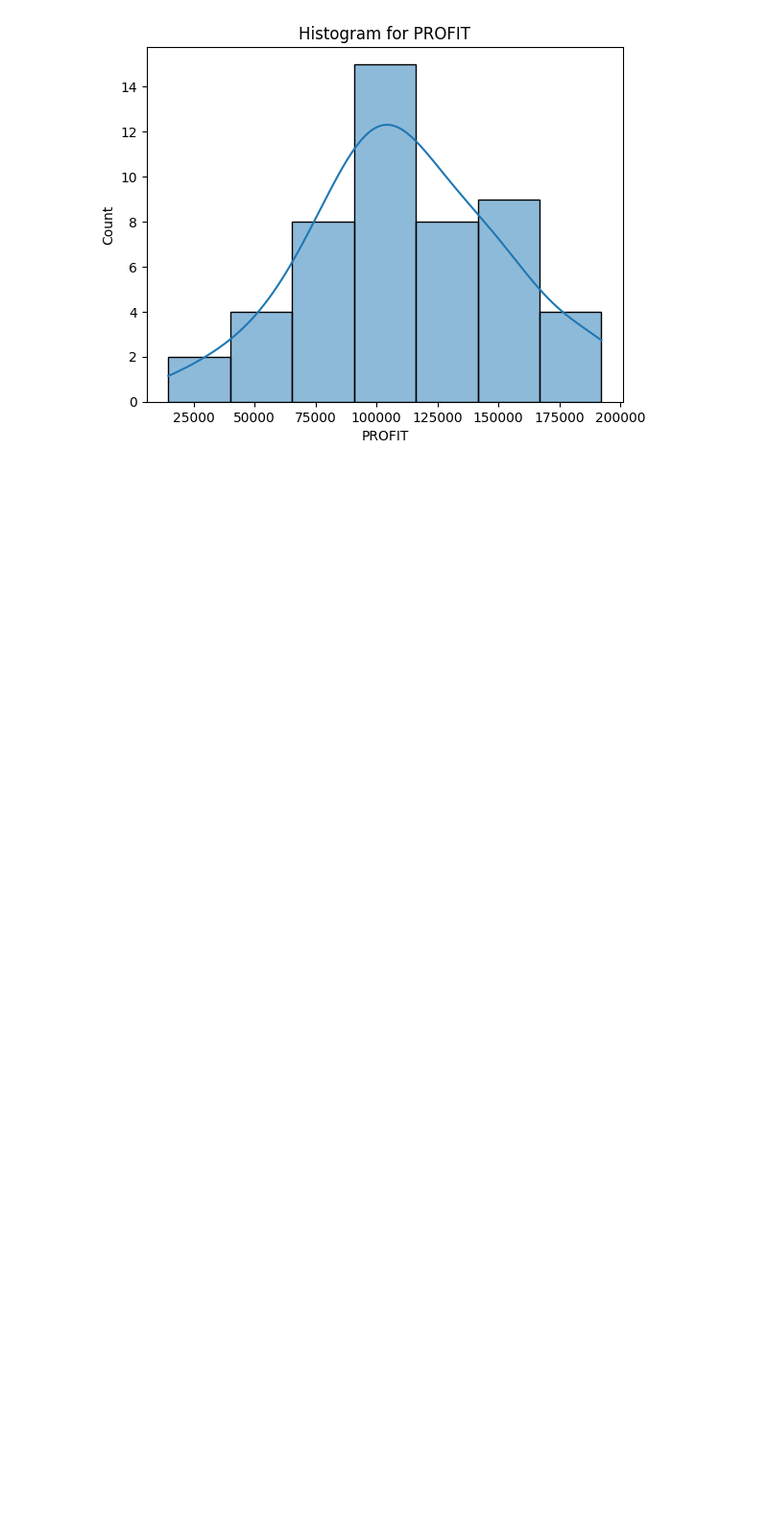
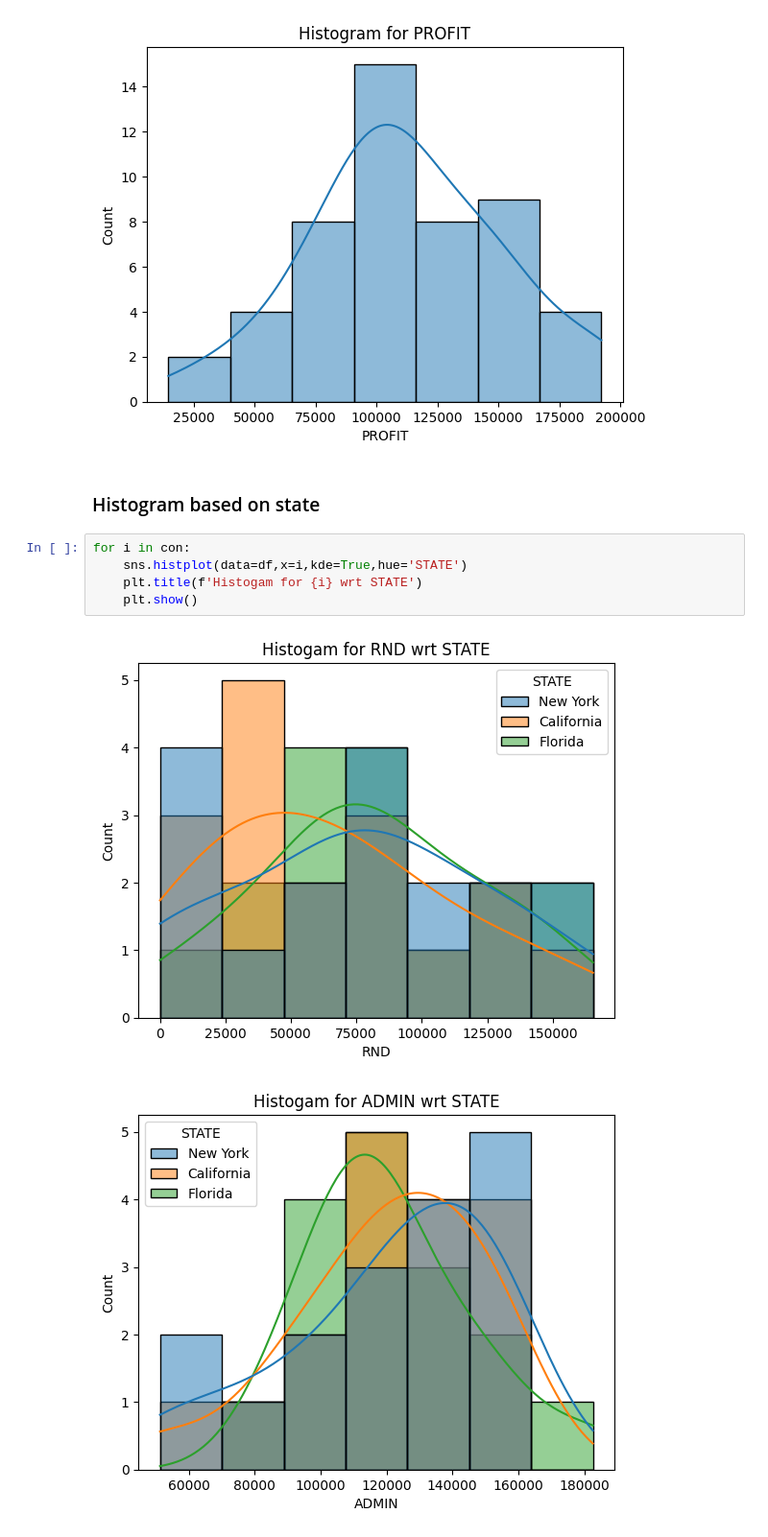
Before and after one commit to utkarshg1/Code-Repo, a Jupyter notebook: test.ipynb, the cells around one changed output. Shown: that part at 96% size. Drawn from its saved outputs; the diff is of its cells as text; blank space fills up the shorter version.

```diff
--- a/test.ipynb
+++ b/test.ipynb
@@ -133,3 +133,13 @@ for i in con:
 [figure]
 [figure]
 [figure]
+# %% [markdown]
+### Histogram based on state
+# %%
+for i in con:
+    sns.histplot(data=df,x=i,kde=True,hue='STATE')
+    plt.title(f'Histogam for {i} wrt STATE')
+    plt.show()
+# %% [output]
+[figure, added]
+[figure, added]
```
Also changed, not shown: parts of 1 cell of this notebook.
